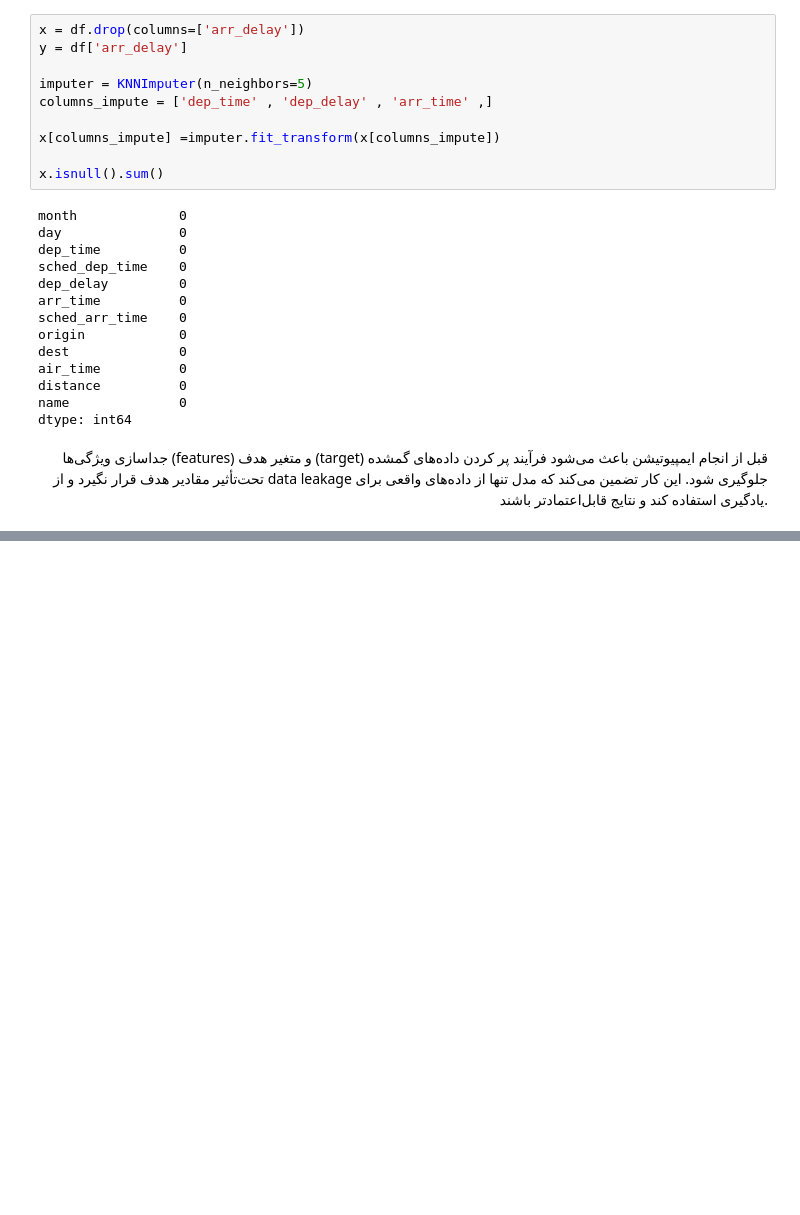
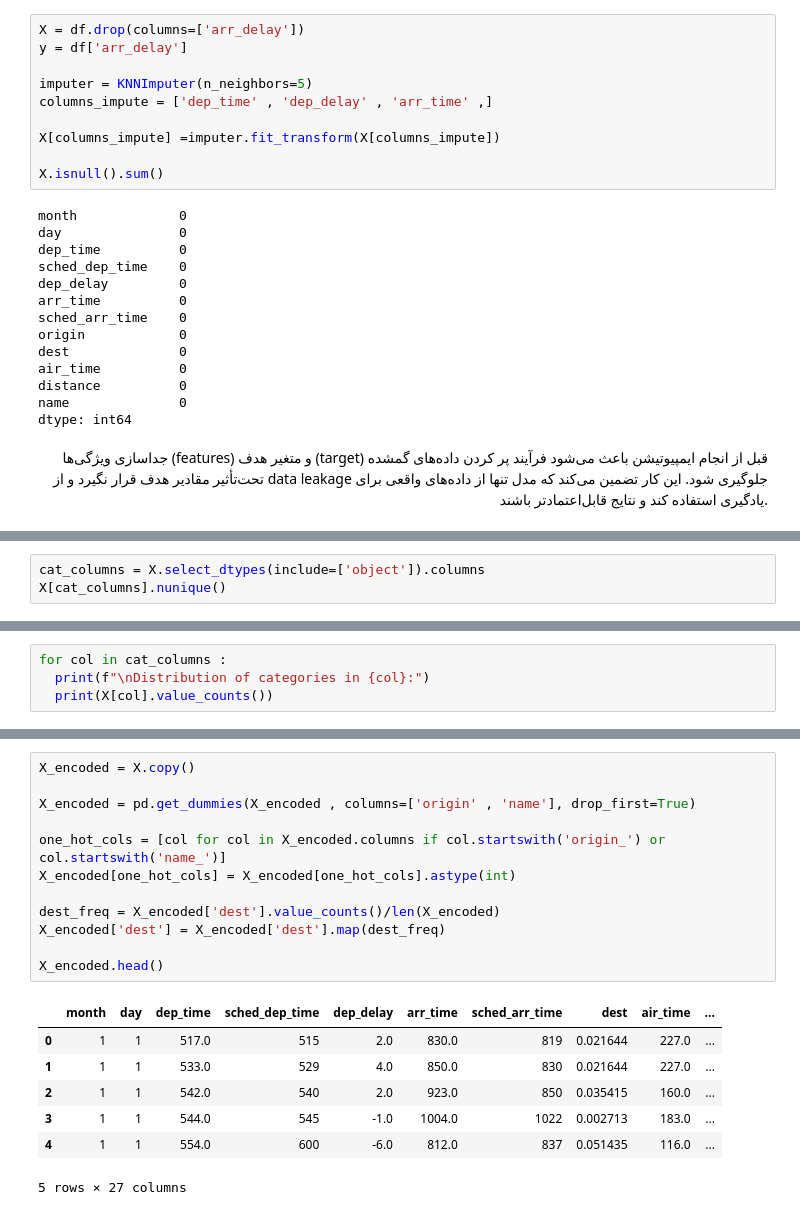
Before and after one commit to ar3haa/EDA-Preprocessing-For-Flights-Data, a Jupyter notebook: data_analysis_for _flights_data.ipynb, the cells around one changed output, grey strips where cells are left out. Saved outputs shown, nothing was run; the diff lists cells and outputs as text; blank space fills up the shorter version.

```diff
--- a/data_analysis_for _flights_data.ipynb
+++ b/data_analysis_for _flights_data.ipynb
@@ -679,15 +679,15 @@ KNN Imputer یک روش پیشرفته‌تر در ایمپیوتیشن است
 
 </div>
 # %%
-x = df.drop(columns=['arr_delay'])
+X = df.drop(columns=['arr_delay'])
 y = df['arr_delay']
 
 imputer = KNNImputer(n_neighbors=5)
 columns_impute = ['dep_time' , 'dep_delay' , 'arr_time' ,]
 
-x[columns_impute] =imputer.fit_transform(x[columns_impute])
+X[columns_impute] =imputer.fit_transform(X[columns_impute])
 
-x.isnull().sum()
+X.isnull().sum()
 # %% [output]
 month             0
 day               0
@@ -708,0 +733,3 @@ dtype: int64
+# %%
+cat_columns = X.select_dtypes(include=['object']).columns
+X[cat_columns].nunique()
@@ -708,0 +755,4 @@ dtype: int64
+# %%
+for col in cat_columns :
+  print(f"\nDistribution of categories in {col}:")
+  print(X[col].value_counts())
@@ -708,0 +813,20 @@ dtype: int64
+# %%
+X_encoded = X.copy()
+
+X_encoded = pd.get_dummies(X_encoded , columns=['origin' , 'name'], drop_first=True)
+
+one_hot_cols = [col for col in X_encoded.columns if col.startswith('origin_') or col.startswith('name_')]
+X_encoded[one_hot_cols] = X_encoded[one_hot_cols].astype(int)
+
+dest_freq = X_encoded['dest'].value_counts()/len(X_encoded)
+X_encoded['dest'] = X_encoded['dest'].map(dest_freq)
+
+X_encoded.head()
+# %% [output]
+|  | month | day | dep_time | sched_dep_time | dep_delay | arr_time | sched_arr_time | dest | air_time | ... |
+| 0 | 1 | 1 | 517.0 | 515 | 2.0 | 830.0 | 819 | 0.021644 | 227.0 | ... |
+| 1 | 1 | 1 | 533.0 | 529 | 4.0 | 850.0 | 830 | 0.021644 | 227.0 | ... |
+| 2 | 1 | 1 | 542.0 | 540 | 2.0 | 923.0 | 850 | 0.035415 | 160.0 | ... |
+| 3 | 1 | 1 | 544.0 | 545 | -1.0 | 1004.0 | 1022 | 0.002713 | 183.0 | ... |
+| 4 | 1 | 1 | 554.0 | 600 | -6.0 | 812.0 | 837 | 0.051435 | 116.0 | ... |
+5 rows × 27 columns
```
Also changed, not shown: parts of 9 cells of this notebook.
